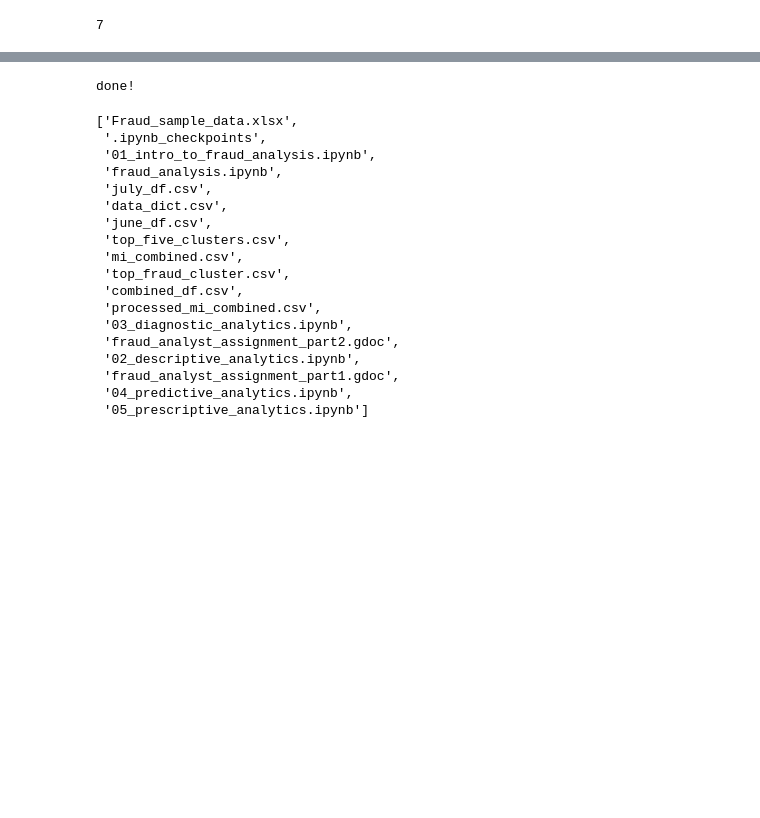
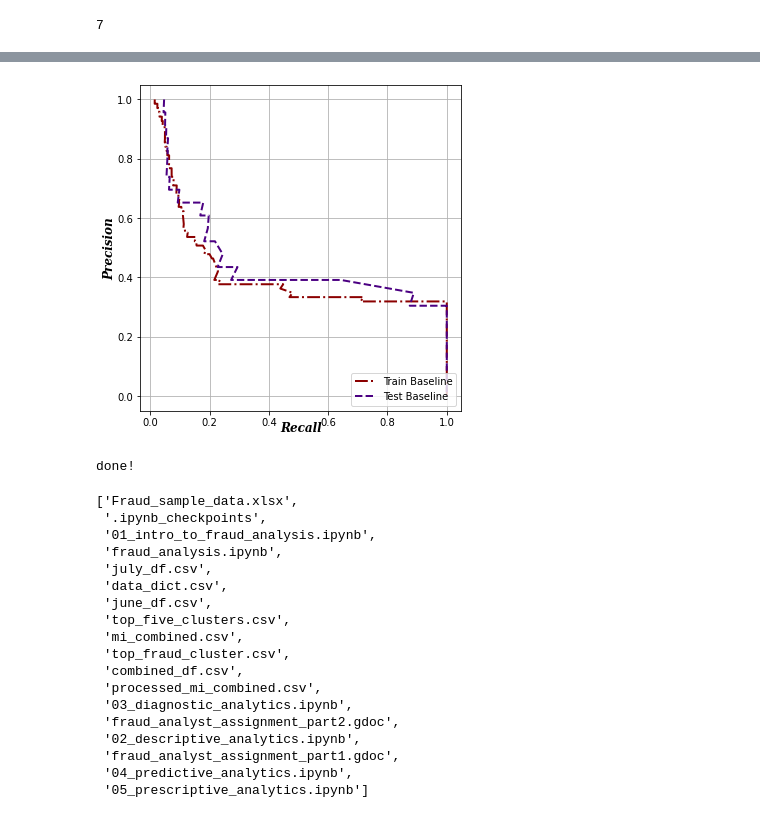
Before and after one commit to Lawrence-Krukrubo/fraud_analyst_assignment, a Jupyter notebook: 05_prescriptive_analytics.ipynb, the cells around one changed output, grey strips where cells are left out. Saved outputs shown, nothing was run; the diff lists cells and outputs as text; code cells hidden in the pictures; blank space fills up the shorter version.

```diff
--- a/05_prescriptive_analytics.ipynb
+++ b/05_prescriptive_analytics.ipynb
@@ -490,3 +492,24 @@ This is the **Precision** / **Recall** trade-off that most classification applic
+# %%
+def plot_prc(name, labels, predictions, **kwargs):
+    precision, recall, _ = sklearn.metrics.precision_recall_curve(labels, predictions)
+    #plt.figure(figsize=size)
+
+    plt.plot(precision, recall, label=name, linewidth=2, **kwargs)
+    plt.xlabel('Recall', fontdict=fontDict2)
+    plt.ylabel('Precision', fontdict=fontDict2)
+    plt.grid(True)
+    ax = plt.gca()
+    ax.set_aspect('equal')
+
+    plt.show
+# %%
+plt.figure(figsize=(20, 6))
+plot_prc("Train Baseline", train_labels, train_predictions_baseline, color=random.sample(darker_colors, 1)[0])
+plot_prc("Test Baseline", test_labels, test_predictions_baseline, color=random.sample(other_colors, 1)[0], linestyle='--')
+plt.legend(loc='lower right')
+plt.show()
+# %% [output]
+[figure, added]
 # %%
 # delete all stored model files after running notebook
 
```
Also changed, not shown: parts of 9 cells of this notebook.
